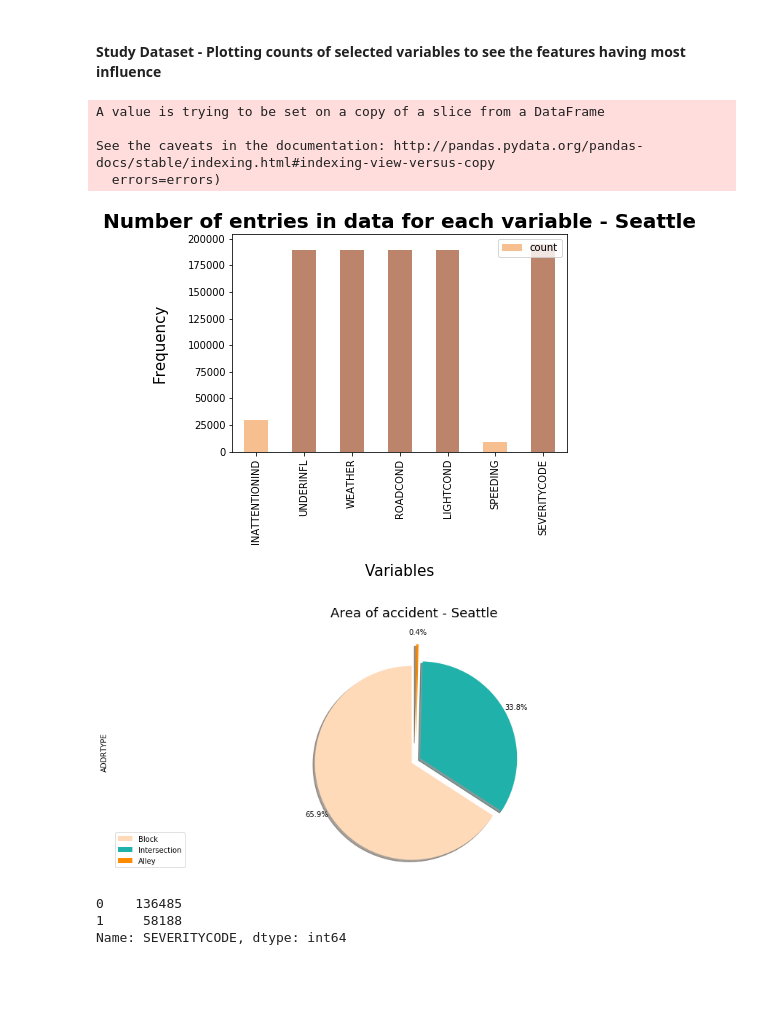
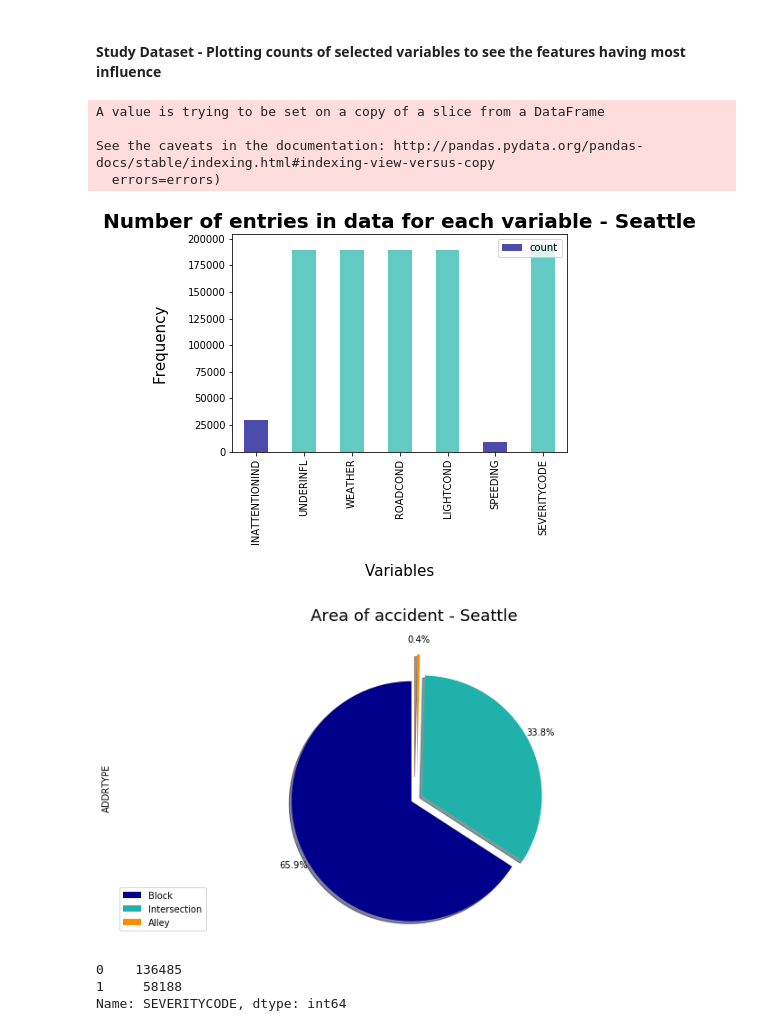
Before and after one commit to Chuks03/Coursera_Capstone., a Jupyter notebook: WK_1 Data Section.ipynb, the cells around one changed output. Saved outputs shown, nothing was run; the diff lists cells and outputs as text; code cells hidden in the pictures; blank space fills up the shorter version.

```diff
--- a/WK_1 Data Section.ipynb
+++ b/WK_1 Data Section.ipynb
@@ -117,7 +127,7 @@ descriptive_stats_plot=descriptive_stats[["INATTENTIONIND","UNDERINFL","WEATHER"
 descriptive_stats_plot.drop(['unique','top','freq','mean','std','min','max','25%','50%','75%'],axis=0,inplace=True)
 descriptive_stats_plot=descriptive_stats_plot.transpose()
 
-color_yo=['sandybrown','sienna','sienna','sienna','sienna','sandybrown','sienna']
+color_yo=['darkblue','lightseagreen','lightseagreen','lightseagreen','lightseagreen','darkblue','lightseagreen']
 descriptive_stats_plot.plot(kind='bar',alpha=0.70,color=[color_yo])
 plt.title('Number of entries in data for each variable - Seattle', fontsize=20, fontweight='bold')
 plt.xlabel("Variables",fontsize=15,labelpad=20)
@@ -129,30 +139,30 @@ A value is trying to be set on a copy of a slice from a DataFrame
 
 See the caveats in the documentation: http://pandas.pydata.org/pandas-docs/stable/indexing.html#indexing-view-versus-copy
   errors=errors)
-[figure, old version]
+[figure, new version]
 # %%
 #Area type of each accident
 explode_list = [0.05, 0.05, 0.2]
-color_list=['peachpuff','lightseagreen','darkorange']
+color_list=['darkblue','lightseagreen','darkorange']
 addtype=df['ADDRTYPE'].value_counts()
 
 addtype.plot(kind='pie',
-            figsize=(15, 6),
+            figsize=(12, 6),
             autopct='%1.1f%%',
             startangle=90,
             shadow=True,
             labels=None,
             pctdistance=1.12,
             colors=color_list,
             explode=explode_list)
 
 plt.title('Area of accident - Seattle ', fontsize=18, y=1.05)
 plt.axis('equal')
 plt.legend(labels=addtype.index, loc='lower left')
 
 plt.show()
 # %% [output]
-[figure, old version]
+[figure, new version]
 # %%
 #Converting Severity Code from (1/2) tp (0/1)
 severity_code = df['SEVERITYCODE'].values
```
Also changed, not shown: parts of 39 cells of this notebook.
